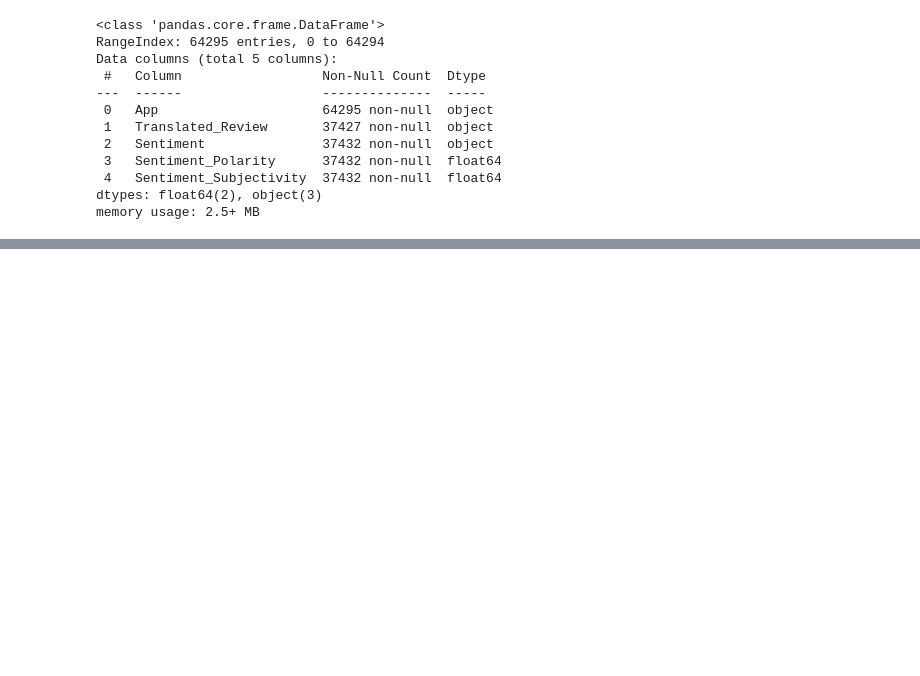
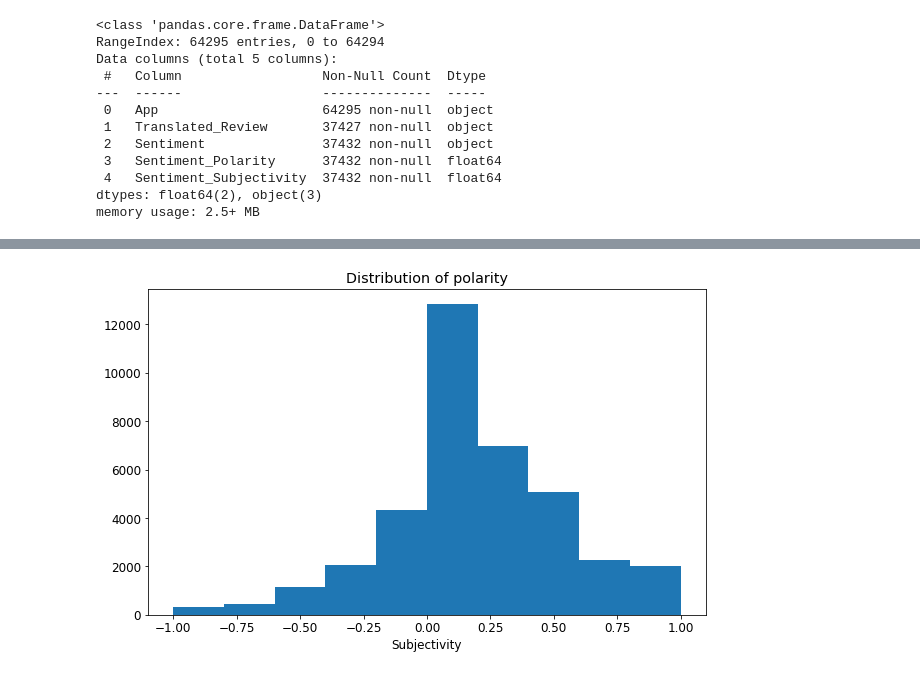
Before and after one commit to Navjotkhatri/EDA-Play-Store-App-Review-Analysis, a Jupyter notebook: EDA_Play_Store_App_Review_Analysis_Capstone_Project.ipynb, the cells around one changed output, grey strips where cells are left out. Drawn from its saved outputs; the diff is of its cells as text; code cells hidden in the pictures; blank space fills up the shorter version.

```diff
--- a/EDA_Play_Store_App_Review_Analysis_Capstone_Project.ipynb
+++ b/EDA_Play_Store_App_Review_Analysis_Capstone_Project.ipynb
@@ -743,0 +811,8 @@ memory usage: 2.5+ MB
+# %%
+plt.figure(figsize=(10,6))
+plt.xlabel("Subjectivity")
+plt.title("Distribution of polarity")
+plt.hist(ps_df2[ps_df2['Sentiment_Polarity'].notnull()]['Sentiment_Polarity'])
+plt.show()
+# %% [output]
+[figure, added]
```
Also changed, not shown: parts of 13 cells of this notebook.
